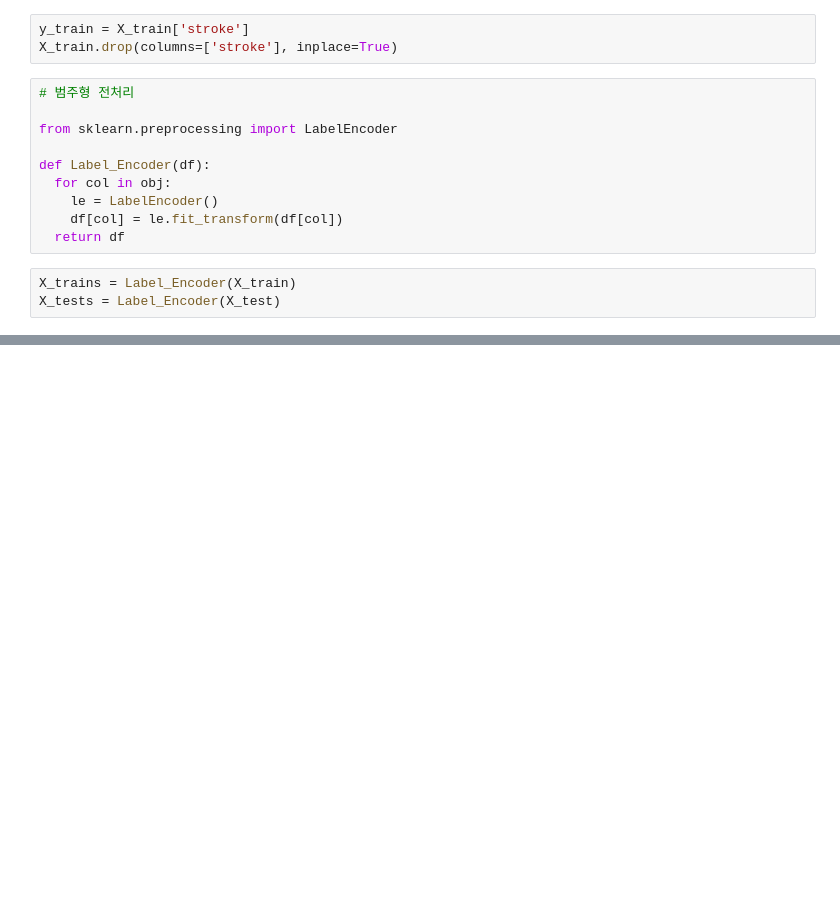
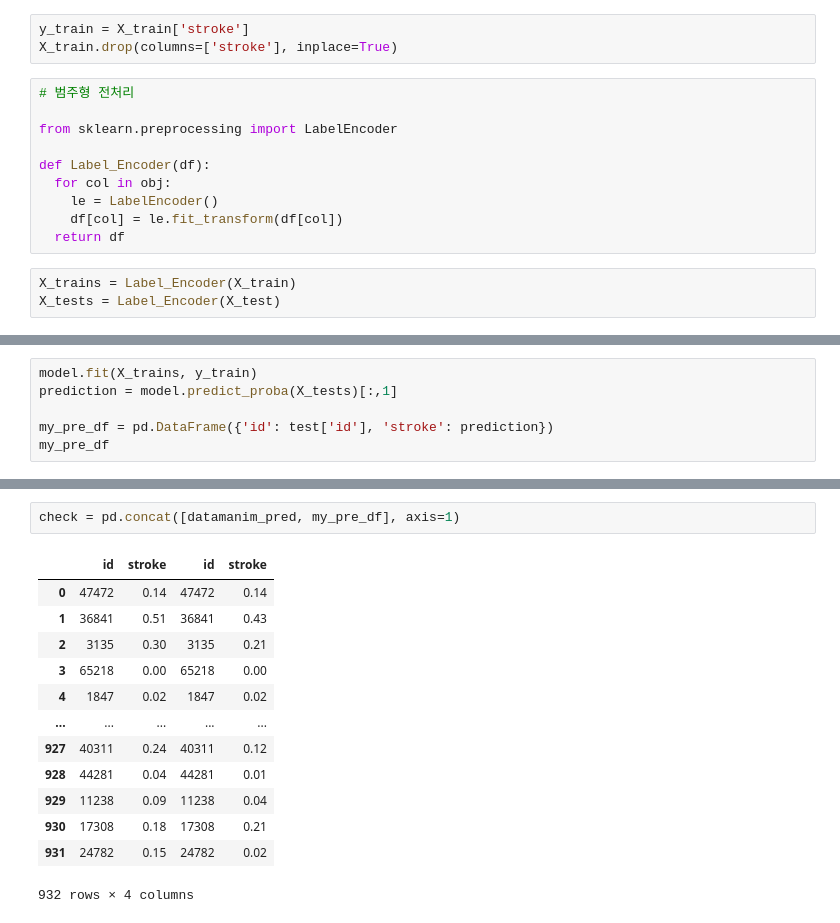
Before and after one commit to heyggun/bigdata_analysis_test, a Jupyter notebook: DataManim_모의2.ipynb, the cells around one changed output, grey strips where cells are left out. Drawn from its saved outputs; the diff is of its cells as text; blank space fills up the shorter version.

```diff
--- a/DataManim_모의2.ipynb
+++ b/DataManim_모의2.ipynb
@@ -342,0 +448,6 @@ def Standard_Scaler(df):
+# %%
+model.fit(X_trains, y_train)
+prediction = model.predict_proba(X_tests)[:,1]
+
+my_pre_df = pd.DataFrame({'id': test['id'], 'stroke': prediction})
+my_pre_df
@@ -342,0 +528,16 @@ def Standard_Scaler(df):
+# %%
+check = pd.concat([datamanim_pred, my_pre_df], axis=1)
+# %% [output]
+|  | id | stroke | id | stroke |
+| 0 | 47472 | 0.14 | 47472 | 0.14 |
+| 1 | 36841 | 0.51 | 36841 | 0.43 |
+| 2 | 3135 | 0.30 | 3135 | 0.21 |
+| 3 | 65218 | 0.00 | 65218 | 0.00 |
+| 4 | 1847 | 0.02 | 1847 | 0.02 |
+| ... | ... | ... | ... | ... |
+| 927 | 40311 | 0.24 | 40311 | 0.12 |
+| 928 | 44281 | 0.04 | 44281 | 0.01 |
+| 929 | 11238 | 0.09 | 11238 | 0.04 |
+| 930 | 17308 | 0.18 | 17308 | 0.21 |
+| 931 | 24782 | 0.15 | 24782 | 0.02 |
+932 rows × 4 columns
```
Also changed, not shown: parts of 21 cells of this notebook.
